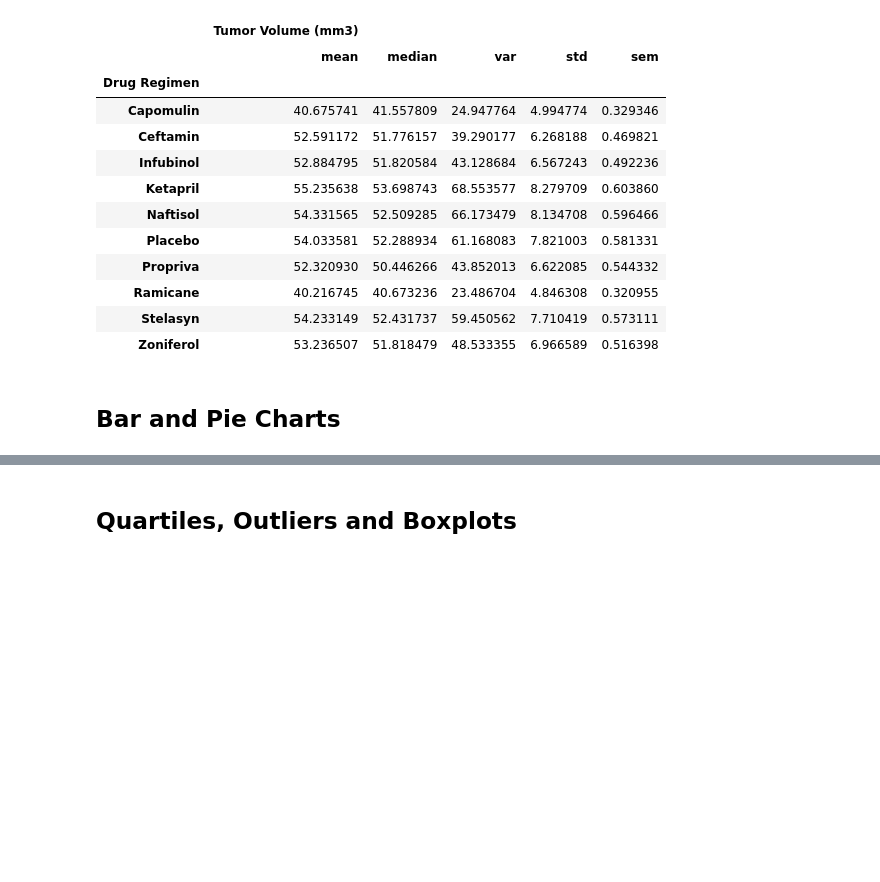
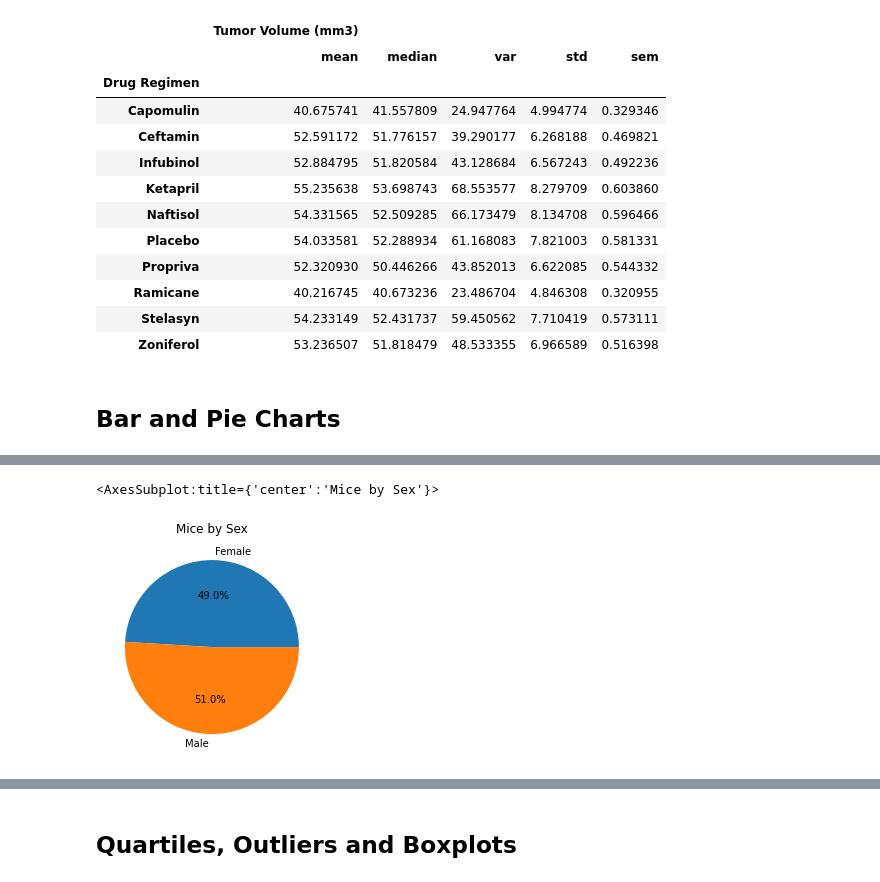
Before and after one commit to eldridgesje/matplotlib-challenge, a Jupyter notebook: Pymaceuticals/pymaceuticals_starter.ipynb, the cells around one changed output, grey strips where cells are left out. Cells and saved outputs as stored; diff of their text form; code cells hidden in the pictures; blank space fills up the shorter version.

```diff
--- a/Pymaceuticals/pymaceuticals_starter.ipynb
+++ b/Pymaceuticals/pymaceuticals_starter.ipynb
@@ -171,4 +172,11 @@ plt.legend(["Timepoints"],loc="upper center")
 # %%
 # Generate a pie plot showing the distribution of female versus male mice using Pandas
+
+sexCount = pd.DataFrame(clean_df.groupby("Sex")["Sex"].count())
+
+sexCount.plot.pie(y="Sex", autopct="%1.1f%%", legend="", ylabel="", title = "Mice by Sex")
+# %% [output]
+<AxesSubplot:title={'center':'Mice by Sex'}>
+[figure, added]
 # %%
 # Generate a pie plot showing the distribution of female versus male mice using pyplot
```
Also changed, not shown: parts of 5 cells of this notebook.
